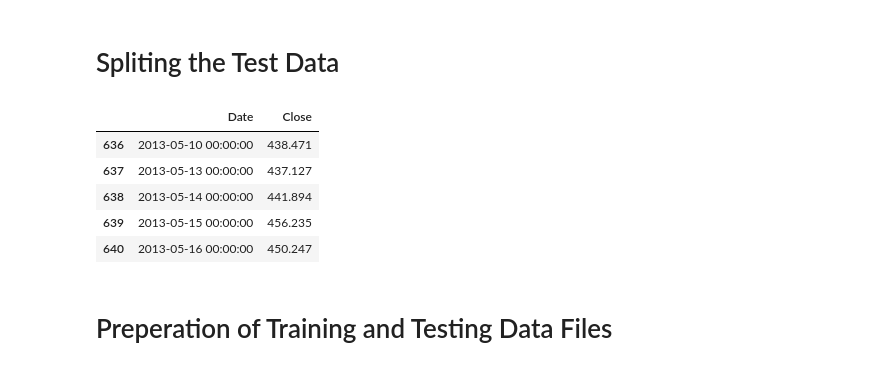
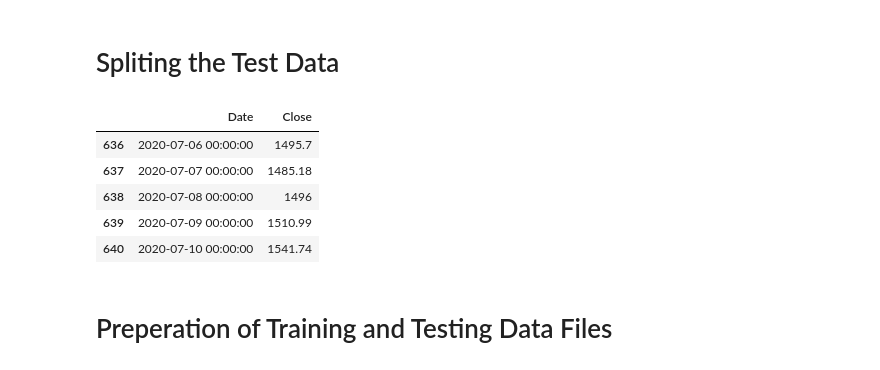
Before and after one commit to OneRealUni/Stock-Value-Prediction, a Jupyter notebook: Copy_of_Stock_time_series_deep_AR.ipynb, the cells around one changed output. Cells and saved outputs as stored; diff of their text form; code cells hidden in the pictures.

```diff
--- a/Copy_of_Stock_time_series_deep_AR.ipynb
+++ b/Copy_of_Stock_time_series_deep_AR.ipynb
@@ -113,15 +113,15 @@ train_data.tail()
 # %%
 #creating dataframe
 len_test = len(new_data[2000::])
 test_data = pd.DataFrame(index=range(0,len_test),columns=['Date', 'Close'])
 for i in range(0,len_test):
-    test_data['Date'][i] = new_data['Date'][i+200]
-    test_data['Close'][i] = new_data['Close'][i+200]
+    test_data['Date'][i] = new_data['Date'][i+2000]
+    test_data['Close'][i] = new_data['Close'][i+2000]
 test_data.tail()
 # %% [output]
 |  | Date | Close |
-| 636 | 2013-05-10 00:00:00 | 438.471 |
-| 637 | 2013-05-13 00:00:00 | 437.127 |
-| 638 | 2013-05-14 00:00:00 | 441.894 |
-| 639 | 2013-05-15 00:00:00 | 456.235 |
-| 640 | 2013-05-16 00:00:00 | 450.247 |
+| 636 | 2020-07-06 00:00:00 | 1495.7 |
+| 637 | 2020-07-07 00:00:00 | 1485.18 |
+| 638 | 2020-07-08 00:00:00 | 1496 |
+| 639 | 2020-07-09 00:00:00 | 1510.99 |
+| 640 | 2020-07-10 00:00:00 | 1541.74 |
```
Also changed, not shown: parts of 5 cells of this notebook.
